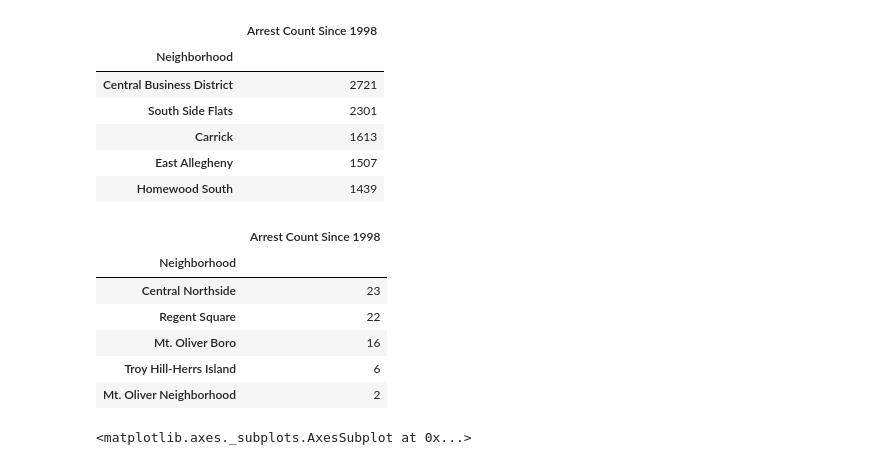
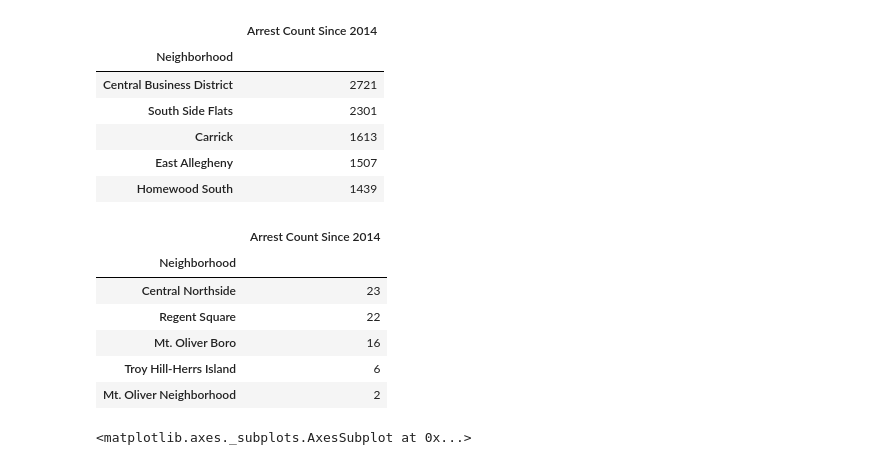
Before and after one commit to rainieracierto/FinalProject, a Jupyter notebook: Rainier Acierto.ipynb, the cells around one changed output. Saved outputs shown, nothing was run; the diff lists cells and outputs as text; code cells hidden in the pictures.

```diff
--- a/Rainier Acierto.ipynb
+++ b/Rainier Acierto.ipynb
@@ -1,19 +1,18 @@
 # %%
 # load pandas
 import pandas as pd
-import numpy as np
 %matplotlib inline
 
-police_arrest_pandas = pd.read_csv("policearrest.csv",
+arrest_data = pd.read_csv("policearrest.csv",
                                        index_col="ARRESTTIME", parse_dates=True)
 
-arrest_neighborhoods = police_arrest_pandas['INCIDENTNEIGHBORHOOD'].value_counts()
+arrest_neighborhoods = arrest_data['INCIDENTNEIGHBORHOOD'].value_counts()
 arrest_df = pd.DataFrame(arrest_neighborhoods)
-arrest_hood = arrest_df.rename(columns={"INCIDENTNEIGHBORHOOD": "Arrest Count Since 1998"})
+arrest_hood = arrest_df.rename(columns={"INCIDENTNEIGHBORHOOD": "Arrest Count Since 2014"})
 arrest_hood.index.name = "Neighborhood"
 arrest_hood.head()
 # %% [output]
-|  | Arrest Count Since 1998 |
+|  | Arrest Count Since 2014 |
 | Neighborhood |  |
 | Central Business District | 2721 |
 | South Side Flats | 2301 |
@@ -23,7 +22,7 @@ arrest_hood.head()
 # %%
 arrest_hood.tail()
 # %% [output]
-|  | Arrest Count Since 1998 |
+|  | Arrest Count Since 2014 |
 | Neighborhood |  |
 | Central Northside | 23 |
 | Regent Square | 22 |
```
Also changed, not shown: 1 other file.
